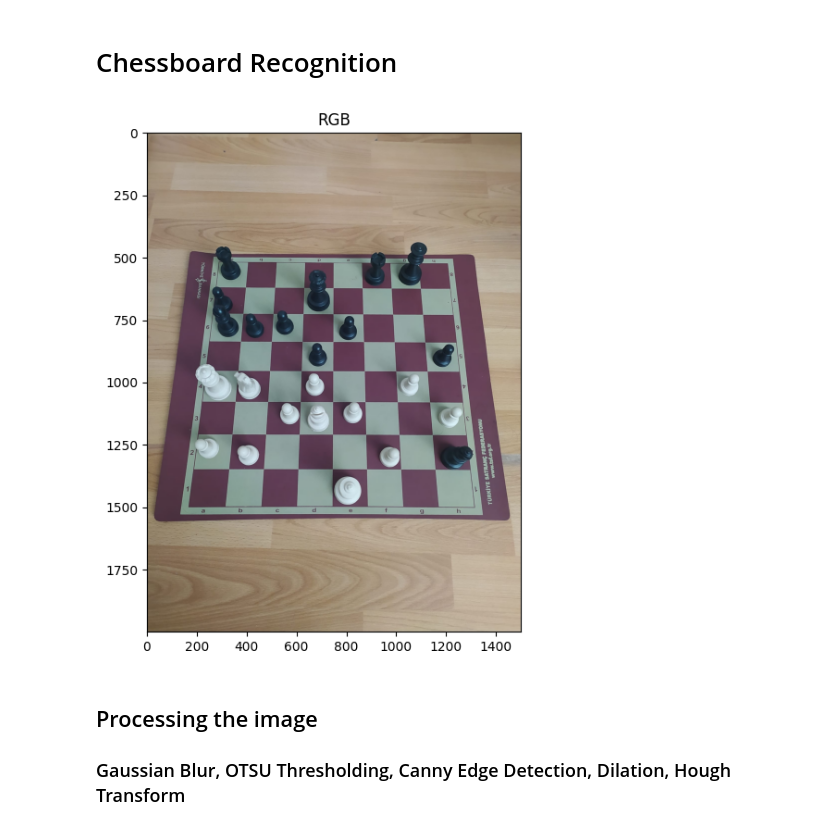
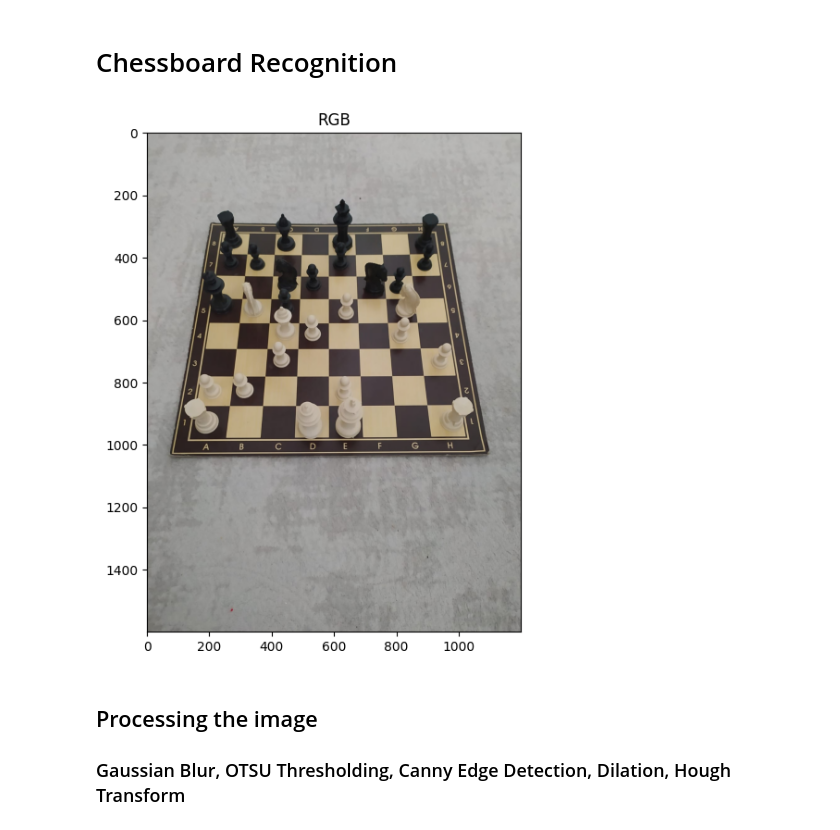
Before and after one commit to JamieYau/chess-vision, a Jupyter notebook: notebooks/chess_recognition.ipynb, the cells around one changed output. Cells and saved outputs as stored; diff of their text form; code cells hidden in the pictures.

```diff
--- a/notebooks/chess_recognition.ipynb
+++ b/notebooks/chess_recognition.ipynb
@@ -7,15 +9,15 @@ import matplotlib.pyplot as plt
 import pandas as pd
 # %%
-image = cv2.imread(r"../data/test-images/test-10.jpeg") # opencv reads images as BGR format
+image = cv2.imread(r"../data/test-images/test-18.jpeg") # opencv reads images as BGR format
 
 gray_image=cv2.cvtColor(image,cv2.COLOR_BGR2GRAY)
 rgb_image=cv2.cvtColor(image,cv2.COLOR_BGR2RGB)
 
 plt.figure(figsize=(9,7))
 plt.imshow(rgb_image)
 plt.title("RGB");
 # %% [output]
-[figure, old version]
+[figure, new version]
 # %% [markdown]
 ## Processing the image
 
```
Also changed, not shown: parts of 6 cells of this notebook.
